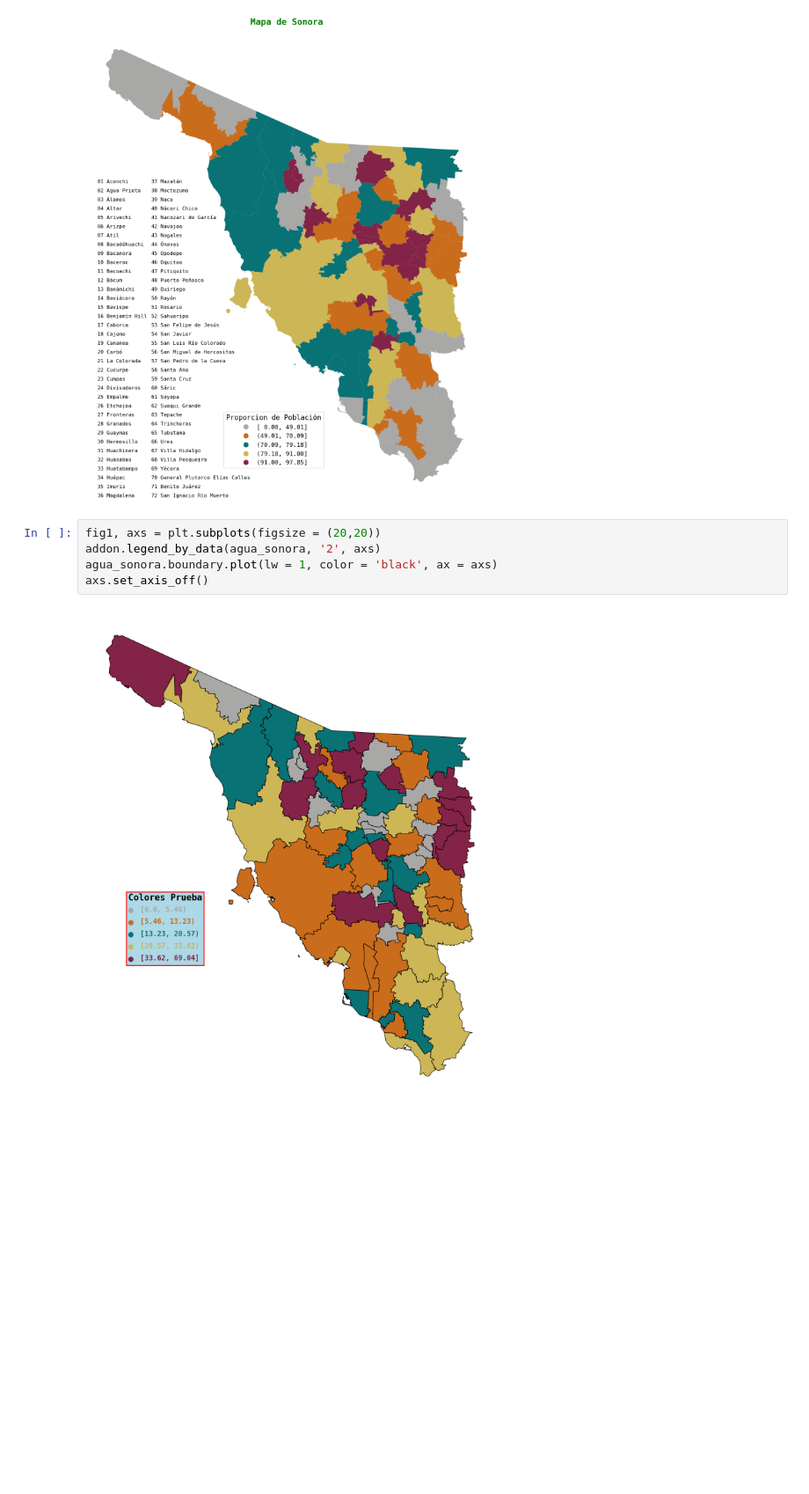
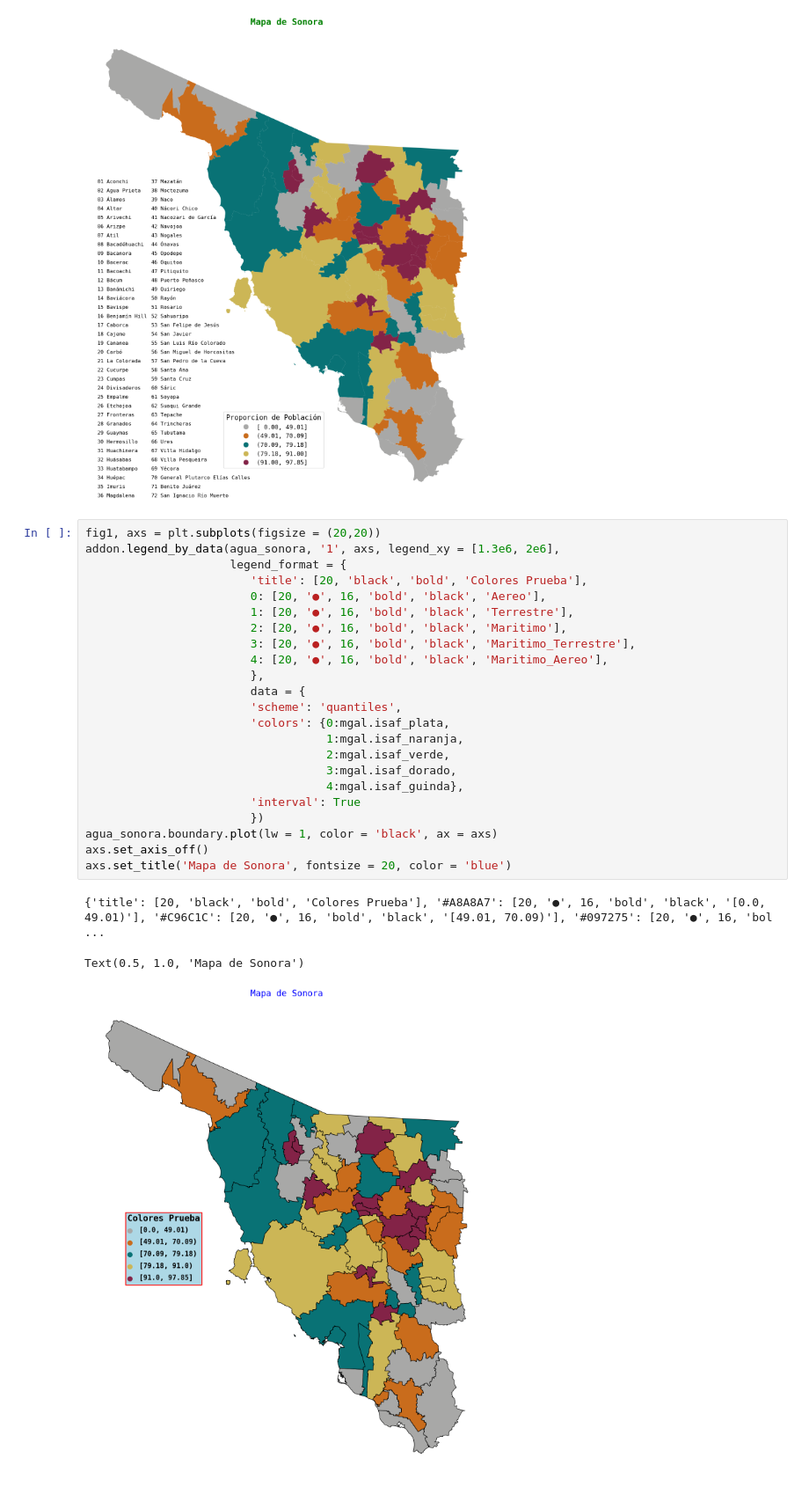
Before and after one commit to Dust1920/mapper, a Jupyter notebook: agua.ipynb, the cells around one changed output. Shown at 88% size. Drawn from its saved outputs; the diff is of its cells as text; blank space fills up the shorter version.

```diff
--- a/agua.ipynb
+++ b/agua.ipynb
@@ -174,10 +170,30 @@ axs.set_title('Mapa de Sonora', fontsize = 20, color = 'green', weight = 'bold')
 # %% [output]
 Text(0.5, 1.0, 'Mapa de Sonora')
 [figure]
-# %%
-fig1, axs = plt.subplots(figsize = (20,20))
-addon.legend_by_data(agua_sonora, '2', axs)
-agua_sonora.boundary.plot(lw = 1, color = 'black', ax = axs)
-axs.set_axis_off()
-# %% [output]
-[figure, removed]
+# %%
+fig1, axs = plt.subplots(figsize = (20,20))
+addon.legend_by_data(agua_sonora, '1', axs, legend_xy = [1.3e6, 2e6],
+                     legend_format = {
+                        'title': [20, 'black', 'bold', 'Colores Prueba'],
+                        0: [20, '●', 16, 'bold', 'black', 'Aereo'],
+                        1: [20, '●', 16, 'bold', 'black', 'Terrestre'],
+                        2: [20, '●', 16, 'bold', 'black', 'Maritimo'],
+                        3: [20, '●', 16, 'bold', 'black', 'Maritimo_Terrestre'],
+                        4: [20, '●', 16, 'bold', 'black', 'Maritimo_Aereo'],
+                        },
+                        data = {
+                        'scheme': 'quantiles',
+                        'colors': {0:mgal.isaf_plata,
+                                   1:mgal.isaf_naranja,
+                                   2:mgal.isaf_verde,
+                                   3:mgal.isaf_dorado,
+                                   4:mgal.isaf_guinda},
+                        'interval': True
+                        })
+agua_sonora.boundary.plot(lw = 1, color = 'black', ax = axs)
+axs.set_axis_off()
+axs.set_title('Mapa de Sonora', fontsize = 20, color = 'blue')
+# %% [output]
+{'title': [20, 'black', 'bold', 'Colores Prueba'], '#A8A8A7': [20, '●', 16, 'bold', 'black', '[0.0, 49.01)'], '#C96C1C': [20, '●', 16, 'bold', 'black', '[49.01, 70.09)'], '#097275': [20, '●', 16, 'bol ...
+Text(0.5, 1.0, 'Mapa de Sonora')
+[figure, added]
```
Also changed, not shown: parts of 5 cells of this notebook, 2 other files.
